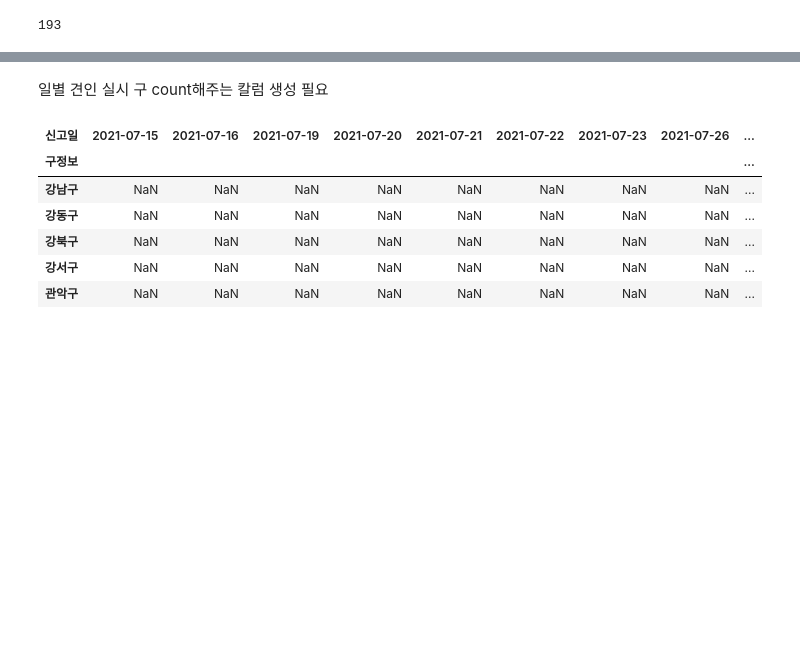
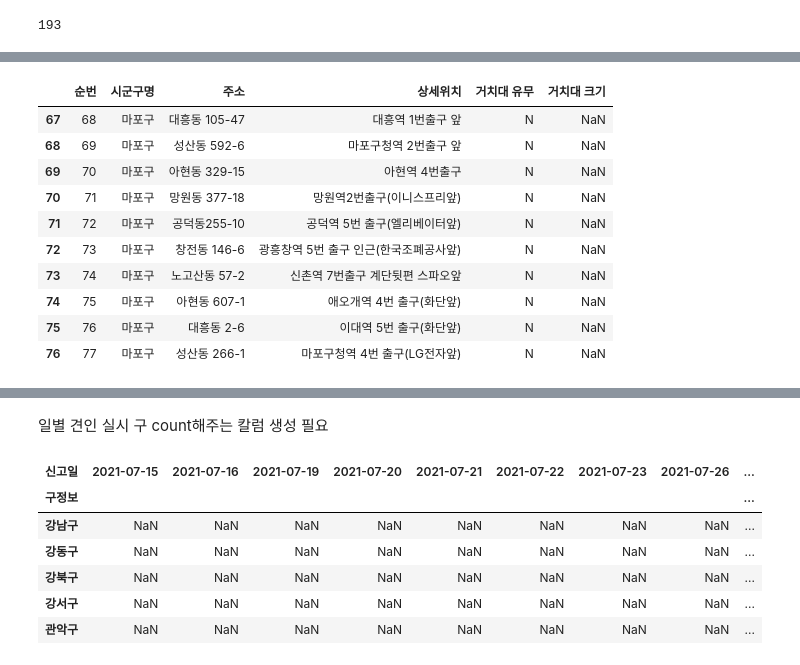
Before and after one commit to dragon11112222/kickboard_towaway_parking_seoul, a Jupyter notebook: 231026visualization.ipynb, the cells around one changed output, grey strips where cells are left out. Cells and saved outputs as stored; diff of their text form; code cells hidden in the pictures; blank space fills up the shorter version.

```diff
--- a/231026visualization.ipynb
+++ b/231026visualization.ipynb
@@ -409,0 +414,14 @@ parking_df.groupby('시군구명')['순번'].count().sum()
+# %%
+parking_df[parking_df['시군구명'] == '마포구']
+# %% [output]
+|  | 순번 | 시군구명 | 주소 | 상세위치 | 거치대 유무 | 거치대 크기 |
+| 67 | 68 | 마포구 | 대흥동 105-47 | 대흥역 1번출구 앞 | N | NaN |
+| 68 | 69 | 마포구 | 성산동 592-6 | 마포구청역 2번출구 앞 | N | NaN |
+| 69 | 70 | 마포구 | 아현동 329-15 | 아현역 4번출구 | N | NaN |
+| 70 | 71 | 마포구 | 망원동 377-18 | 망원역2번출구(이니스프리앞) | N | NaN |
+| 71 | 72 | 마포구 | 공덕동255-10 | 공덕역 5번 출구(엘리베이터앞) | N | NaN |
+| 72 | 73 | 마포구 | 창전동 146-6 | 광흥창역 5번 출구 인근(한국조폐공사앞) | N | NaN |
+| 73 | 74 | 마포구 | 노고산동 57-2 | 신촌역 7번출구 계단뒷편 스파오앞 | N | NaN |
+| 74 | 75 | 마포구 | 아현동 607-1 | 애오개역 4번 출구(화단앞) | N | NaN |
+| 75 | 76 | 마포구 | 대흥동 2-6 | 이대역 5번 출구(화단앞) | N | NaN |
+| 76 | 77 | 마포구 | 성산동 266-1 | 마포구청역 4번 출구(LG전자앞) | N | NaN |
```
Also changed, not shown: parts of 14 cells of this notebook.
